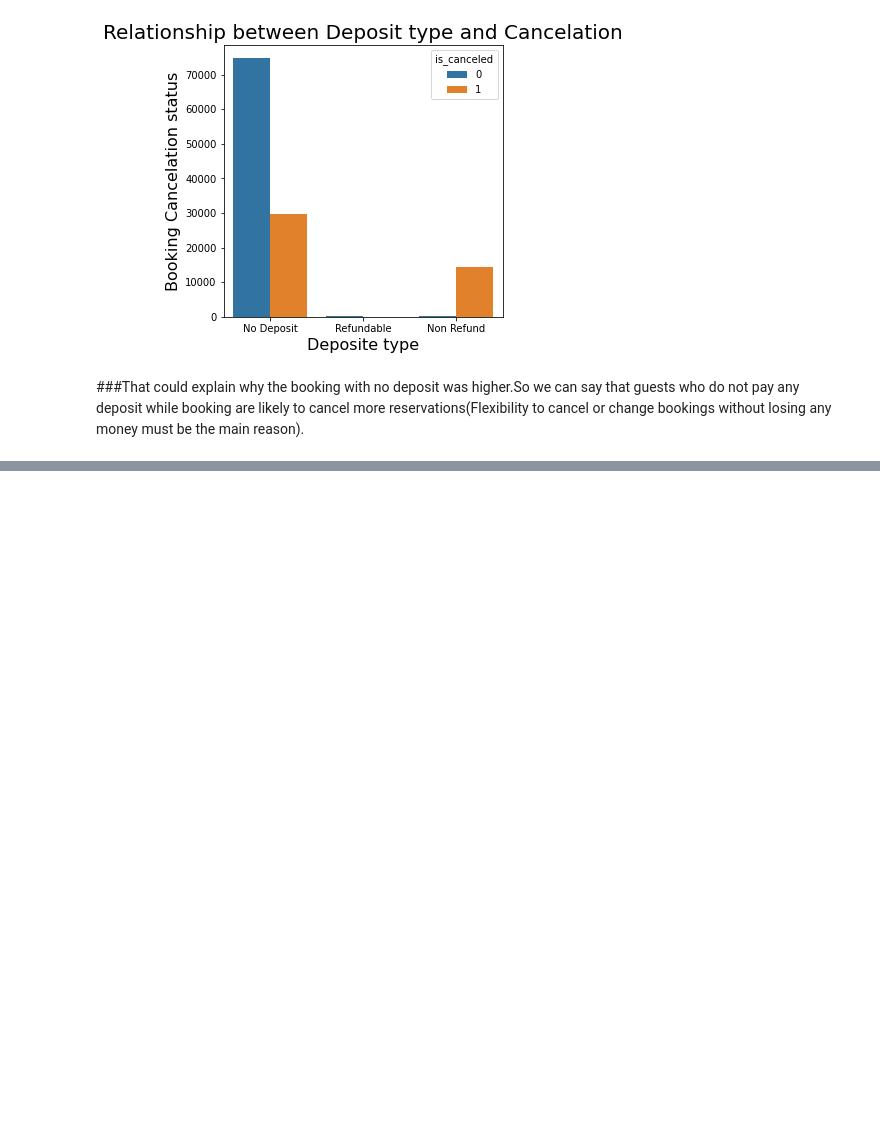
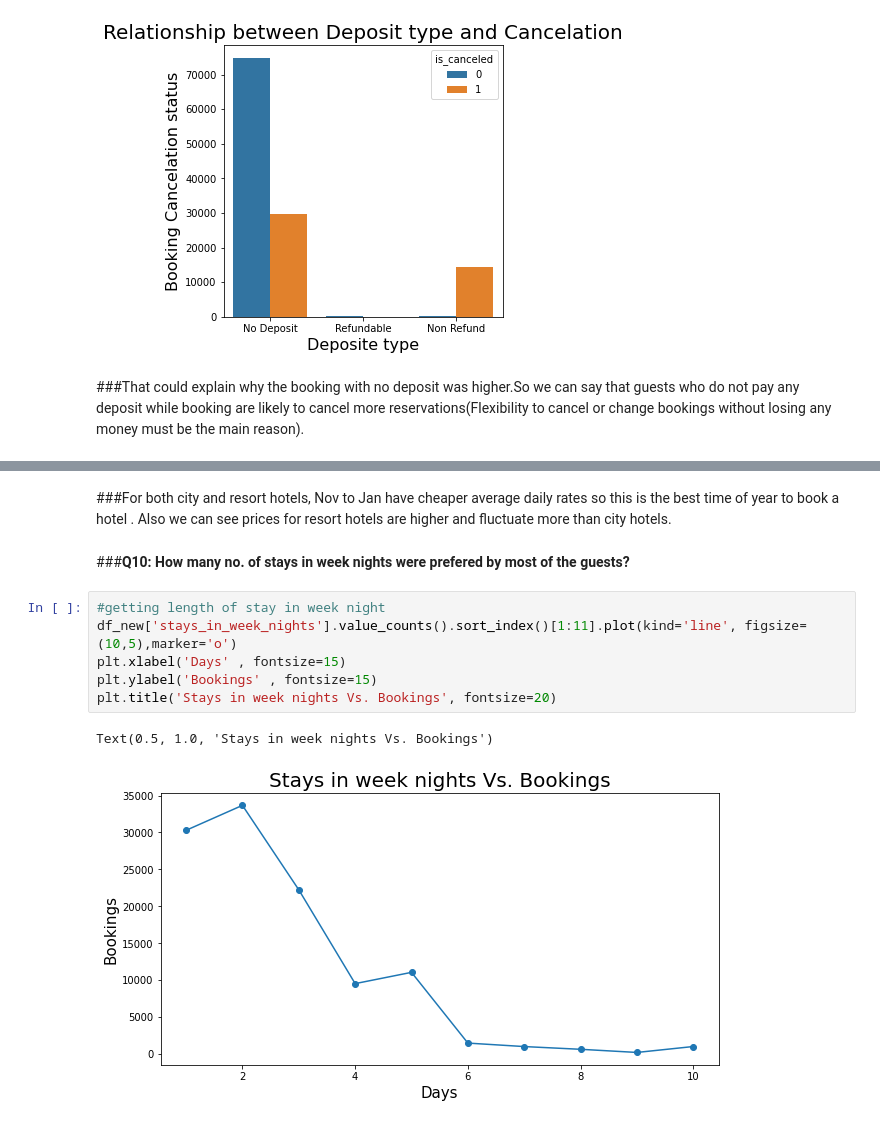
Before and after one commit to YashwantRaul/EDA-of-Hotel-booking, a Jupyter notebook: Hotel_Booking_Analysis_Capstone_Project.ipynb, the cells around one changed output, grey strips where cells are left out. Drawn from its saved outputs; the diff is of its cells as text; blank space fills up the shorter version.

```diff
--- a/Hotel_Booking_Analysis_Capstone_Project.ipynb
+++ b/Hotel_Booking_Analysis_Capstone_Project.ipynb
@@ -265,0 +293,13 @@ Text(0, 0.5, 'Booking Cancelation status')
+# %% [markdown]
+###For both city and resort hotels, Nov to Jan have cheaper average daily rates so this is the best time of year to book a hotel . Also we can see prices for resort hotels are higher and fluctuate more than city hotels.
+# %% [markdown]
+###**Q10: How many no. of stays in week nights were prefered by most of the guests?**
+# %%
+#getting length of stay in week night
+df_new['stays_in_week_nights'].value_counts().sort_index()[1:11].plot(kind='line', figsize=(10,5),marker='o')
+plt.xlabel('Days' , fontsize=15)
+plt.ylabel('Bookings' , fontsize=15)
+plt.title('Stays in week nights Vs. Bookings', fontsize=20)
+# %% [output]
+Text(0.5, 1.0, 'Stays in week nights Vs. Bookings')
+[figure, added]
```
Also changed, not shown: parts of 26 cells of this notebook.
